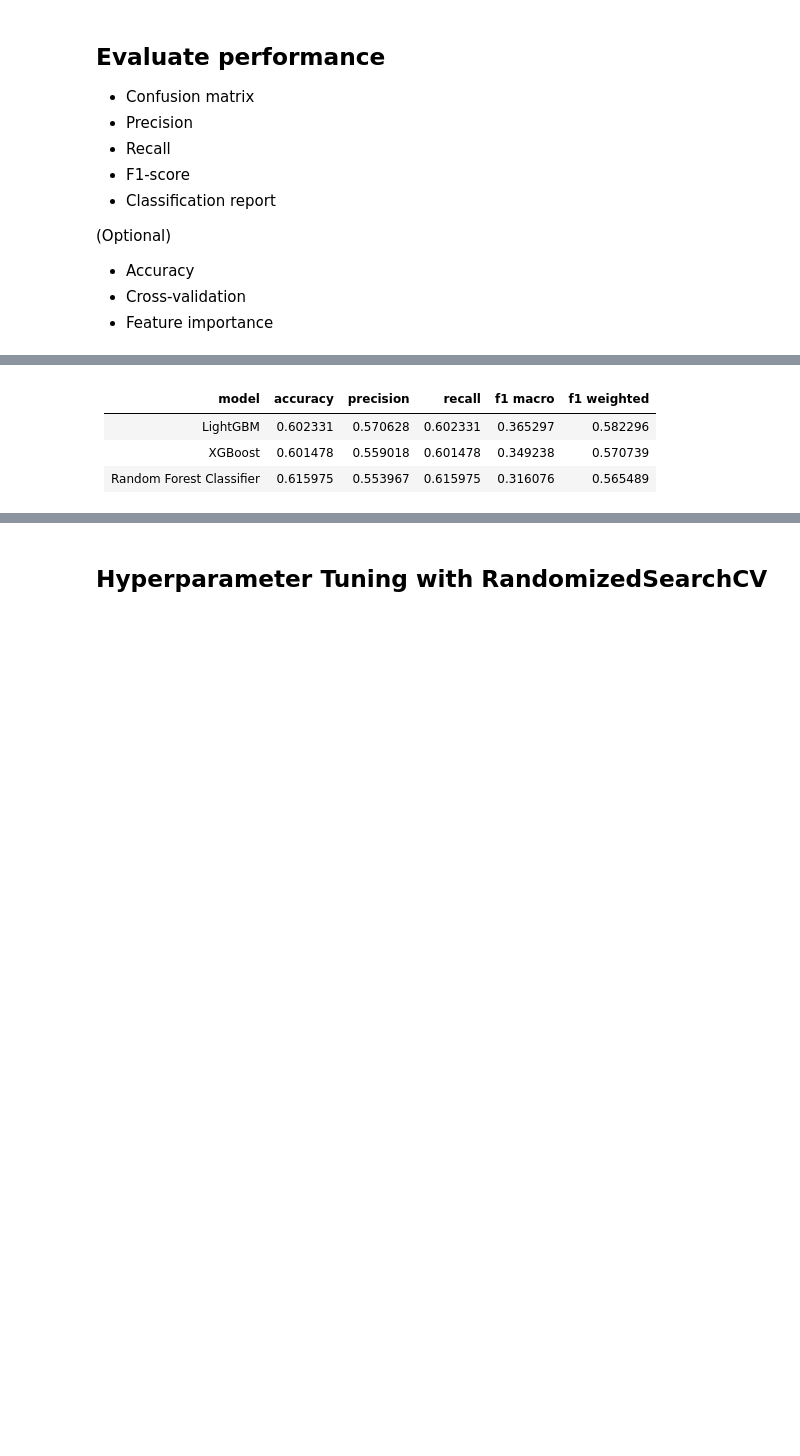
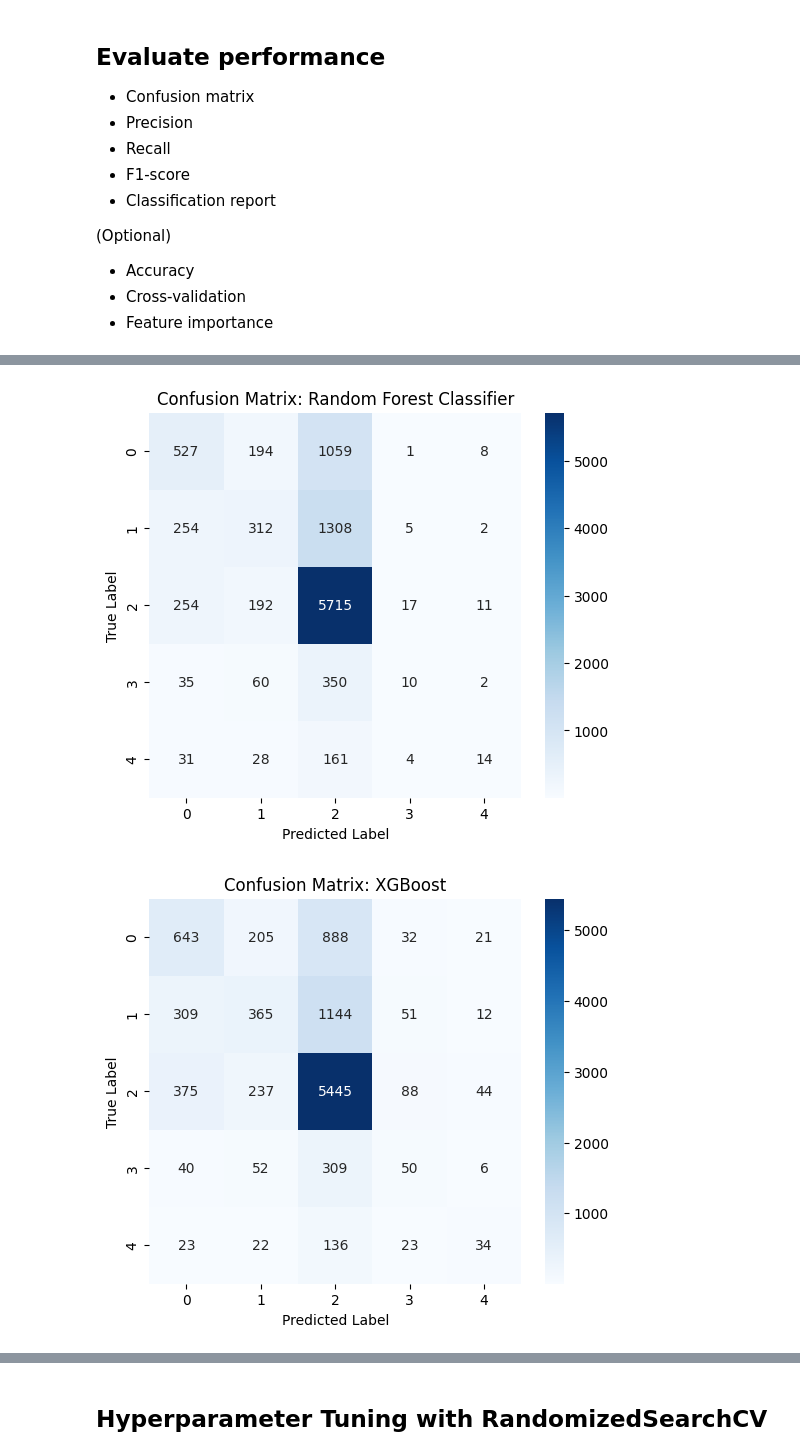
Before and after one commit to erenceh/ml-bug-prediction, a Jupyter notebook: ml/notebooks/Classic_Modeling.ipynb, the cells around one changed output, grey strips where cells are left out. Saved outputs shown, nothing was run; the diff lists cells and outputs as text; code cells hidden in the pictures; blank space fills up the shorter version.

```diff
--- a/ml/notebooks/Classic_Modeling.ipynb
+++ b/ml/notebooks/Classic_Modeling.ipynb
@@ -368,6 +384,23 @@ display(eval_df)
-# %% [markdown]
-| model |	accuracy |	precision |	recall |	f1 macro |	f1 weighted |
-| - | - | - | - | - | - |
-|	LightGBM |	0.602331 |	0.570628 |	0.602331 |	0.365297 |	0.582296 |
-|	XGBoost |	0.601478 |	0.559018 |	0.601478 |	0.349238 |	0.570739 |
-|	Random Forest Classifier |	0.615975 |	0.553967 |	0.615975 |	0.316076 |	0.565489 |
+# %%
+labels = sorted(y_val.unique())
+
+for name, model in models.items():
+  y_pred = model.predict(X_val_tfidf)
+  cm = confusion_matrix(y_val, y_pred, labels=labels)
+
+  plt.figure(figsize=(6,5))
+  sns.heatmap(
+    cm,
+    annot=True,
+    fmt='d',
+    cmap="Blues",
+    xticklabels=labels,
+    yticklabels=labels
+  )
+  plt.title(f"Confusion Matrix: {name}")
+  plt.xlabel("Predicted Label")
+  plt.ylabel("True Label")
+  plt.show()
+# %% [output]
+[figure, added]
+[figure, added]
```
Also changed, not shown: parts of 25 cells of this notebook, 1 other file.
